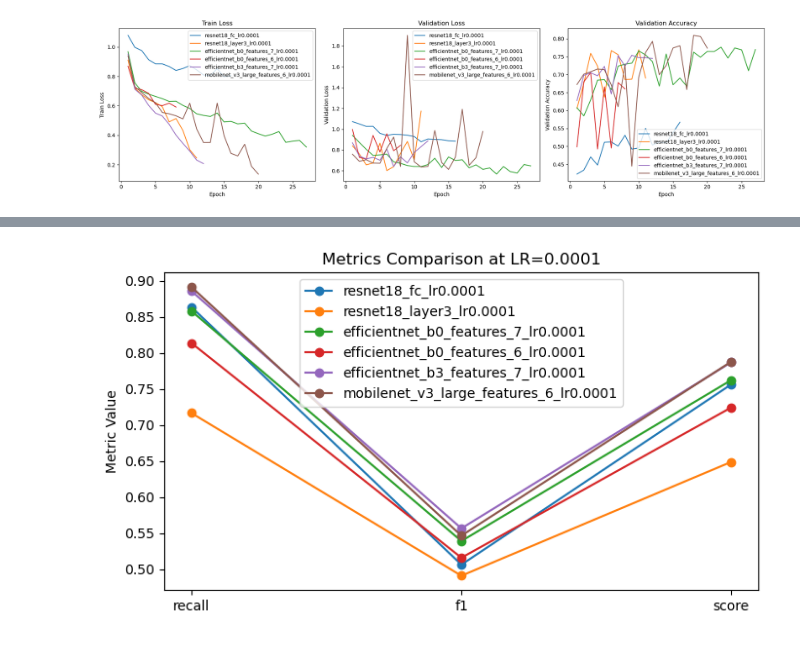
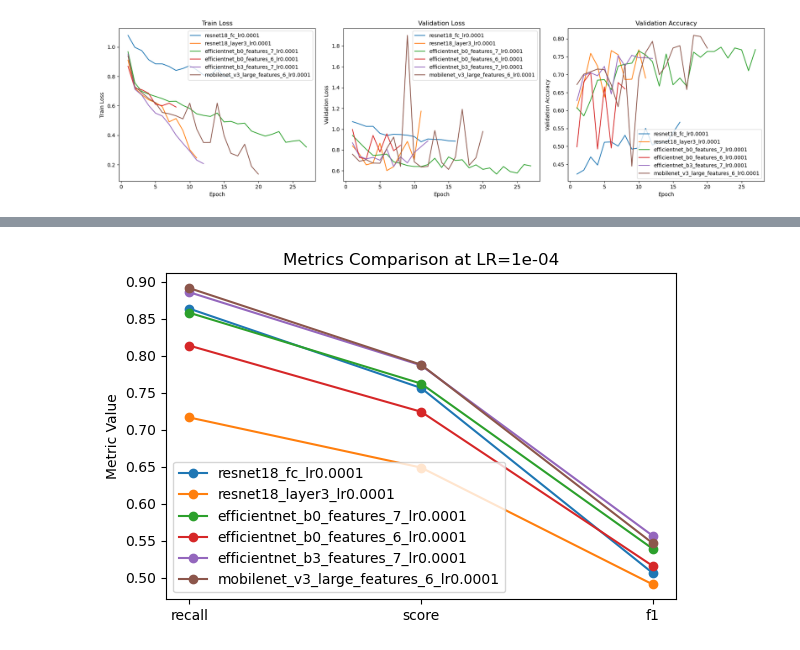
Before and after one commit to Javier-Etcheto/Vision-por-Computadora-II, a Jupyter notebook: Benchmark_models.ipynb, the cells around one changed output, grey strips where cells are left out. Saved outputs shown, nothing was run; the diff lists cells and outputs as text; code cells hidden in the pictures.

```diff
--- a/Benchmark_models.ipynb
+++ b/Benchmark_models.ipynb
@@ -622,35 +633,35 @@ all_results = {**results, **new_results}
 for key, vals in all_results.items():
     lr = float(key.split("_lr")[1])
     y_true = vals["labels"].numpy()
     y_pred = vals["preds"].numpy()
     recall = compute_enfermo_vs_sano_recall(y_true, y_pred)
     f1 = compute_enfermedades_f1(y_true, y_pred)
     score = diagnostic_score(y_true, y_pred)
     data.append({"modelo": key, "lr": lr, "recall": recall, "f1": f1, "score": score})
 
 df = pd.DataFrame(data)
 df_lr = df[df["lr"] == 0.0001]
 
-metrics = ["recall", "f1", "score"]
+metrics = ["recall", "score", "f1"]
 x = np.arange(len(metrics))
 
-fig, ax = plt.subplots(figsize=(7,4))
+fig, ax = plt.subplots(figsize=(6,4))
 
 for model in model_folders:
     subdf = df_lr[df_lr["modelo"].str.startswith(model.split("_lr")[0])]
     if subdf.empty:
         continue
     values = [subdf[metric].values[0] for metric in metrics]
     ax.plot(x, values, marker='o', label=model)
 
 ax.set_xticks(x)
 ax.set_xticklabels(metrics)
 ax.set_ylabel("Metric Value")
-ax.set_title("Metrics Comparison at LR=0.0001")
+ax.set_title("Metrics Comparison at LR=1e-04")
 ax.legend(loc='best')
 
 plt.tight_layout()
 plt.show()
 # %% [output]
-[figure, old version]
+[figure, new version]
 # %% [markdown]
```
Also changed, not shown: parts of 7 cells of this notebook, 2 other files.
